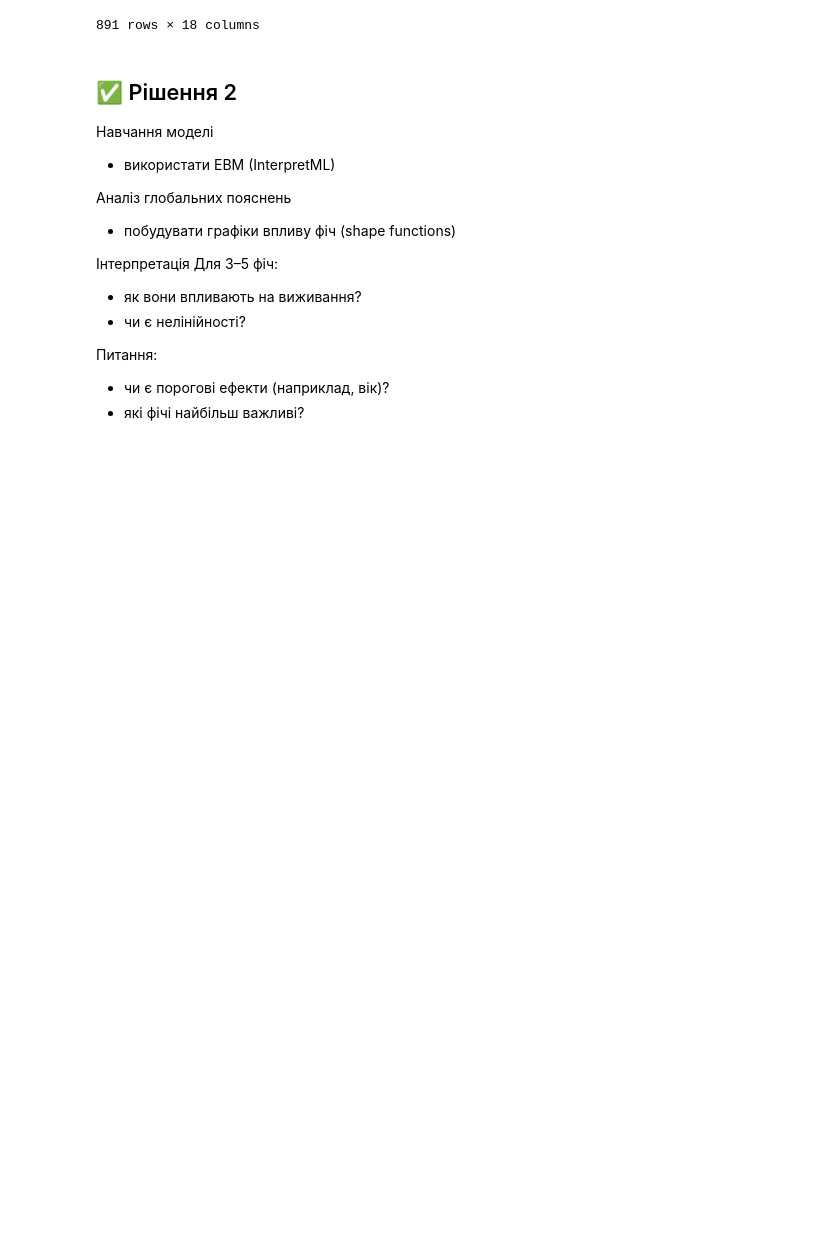
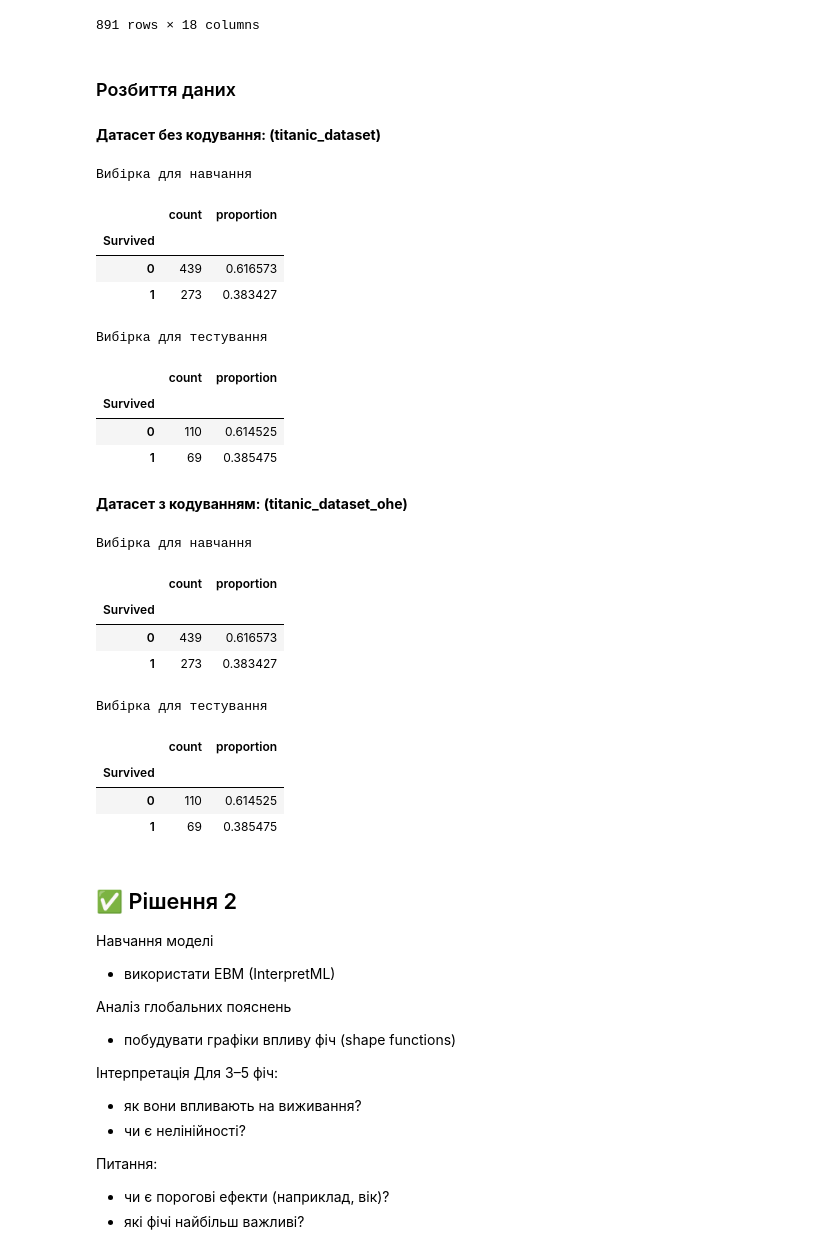
Before and after one commit to BogdanPinchuk/DataScience-PBY_HW17, a Jupyter notebook: Bohdan_Pinchuk_DS_HW17.ipynb, the cells around one changed output. Cells and saved outputs as stored; diff of their text form; code cells hidden in the pictures; blank space fills up the shorter version.

```diff
--- a/Bohdan_Pinchuk_DS_HW17.ipynb
+++ b/Bohdan_Pinchuk_DS_HW17.ipynb
@@ -579,6 +580,86 @@ display(data_set)
 | 889 | 1 | 0 | 0 | 0 | 1 | 0 | 1 | 0 | ... |
 | 890 | 0 | 1 | 0 | 0 | 1 | 0 | 1 | 0 | ... |
 891 rows × 18 columns
+# %%
+# Splitting data
+
+import gc
+import pandas as pd
+from sklearn.model_selection import train_test_split
+
+# Input data
+test_ratio = 0.2
+rng_seed = 42
+
+# Solution
+X_data_ohe = titanic_dataset_ohe.drop(columns=[target_value])
+Y_data_ohe = titanic_dataset_ohe[target_value]
+X_data = titanic_dataset.drop(columns=[target_value])
+Y_data = titanic_dataset[target_value]
+
+del titanic_dataset, titanic_dataset_ohe
+
+X_train, X_test, Y_train, Y_test = train_test_split(X_data, Y_data,
+                                                    test_size=test_ratio,
+                                                    stratify=Y_data,
+                                                    random_state=rng_seed,
+                                                    shuffle=True)
+
+X_train_ohe, X_test_ohe, Y_train_ohe, Y_test_ohe = train_test_split(X_data_ohe, Y_data_ohe,
+                                                                    test_size=test_ratio,
+                                                                    stratify=Y_data_ohe,
+                                                                    random_state=rng_seed,
+                                                                    shuffle=True)
+
+# Print results
+display(Markdown(f"### Розбиття даних"))
+
+display(Markdown(f"**Датасет без кодування: (titanic_dataset)**"))
+display(pd.concat([
+    Y_train.value_counts(),
+    Y_train.value_counts(normalize=True)
+], axis=1).style.format_index("{:g}").set_caption("Вибірка для навчання"))
+display(pd.concat([
+    Y_test.value_counts(),
+    Y_test.value_counts(normalize=True)
+], axis=1).style.format_index("{:g}").set_caption("Вибірка для тестування"))
+
+display(Markdown(f"**Датасет з кодуванням: (titanic_dataset_ohe)**"))
+display(pd.concat([
+    Y_train_ohe.value_counts(),
+    Y_train_ohe.value_counts(normalize=True)
+], axis=1).style.format_index("{:g}").set_caption("Вибірка для навчання"))
+display(pd.concat([
+    Y_test_ohe.value_counts(),
+    Y_test_ohe.value_counts(normalize=True)
+], axis=1).style.format_index("{:g}").set_caption("Вибірка для тестування"))
+
+# Clean
+_ = gc.collect()
+# %% [output]
+### Розбиття даних
+**Датасет без кодування: (titanic_dataset)**
+Вибірка для навчання
+|  | count | proportion |
+| Survived |  |  |
+| 0 | 439 | 0.616573 |
+| 1 | 273 | 0.383427 |
+Вибірка для тестування
+|  | count | proportion |
+| Survived |  |  |
+| 0 | 110 | 0.614525 |
+| 1 | 69 | 0.385475 |
+**Датасет з кодуванням: (titanic_dataset_ohe)**
+Вибірка для навчання
+|  | count | proportion |
+| Survived |  |  |
+| 0 | 439 | 0.616573 |
+| 1 | 273 | 0.383427 |
+Вибірка для тестування
+|  | count | proportion |
+| Survived |  |  |
+| 0 | 110 | 0.614525 |
+| 1 | 69 | 0.385475 |
 # %% [markdown]
 ## ✅ Рішення 2
 
```
Also changed, not shown: parts of 4 cells of this notebook, 1 other file.
